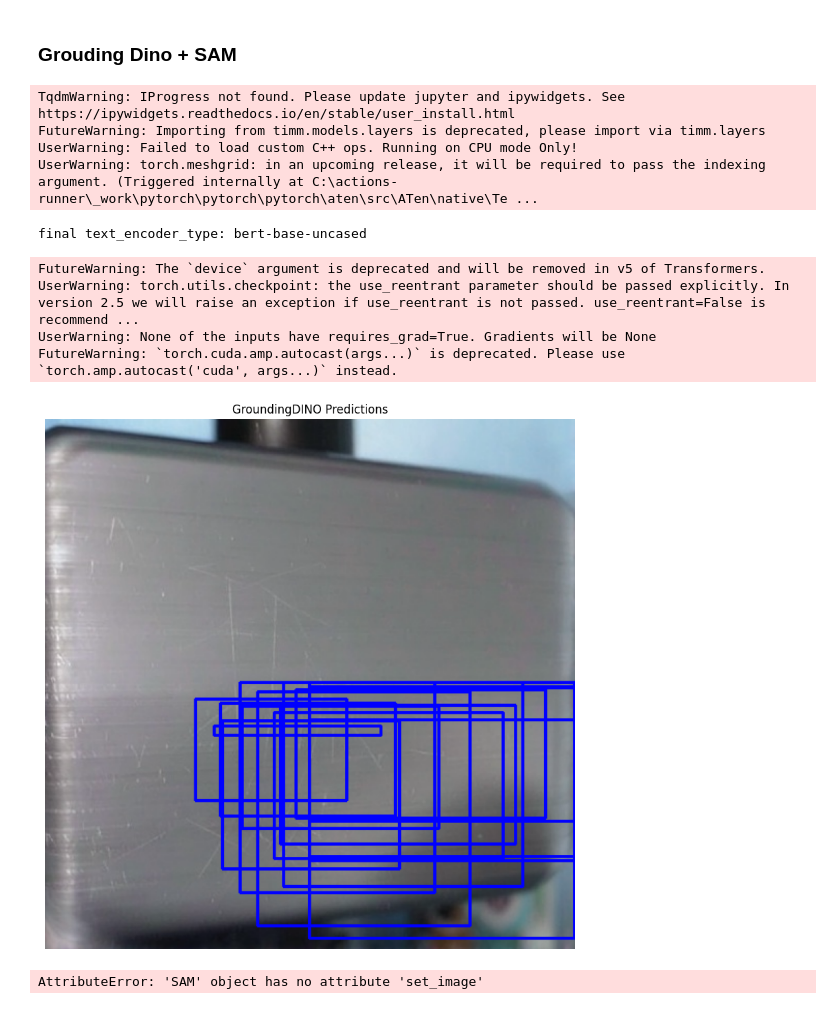
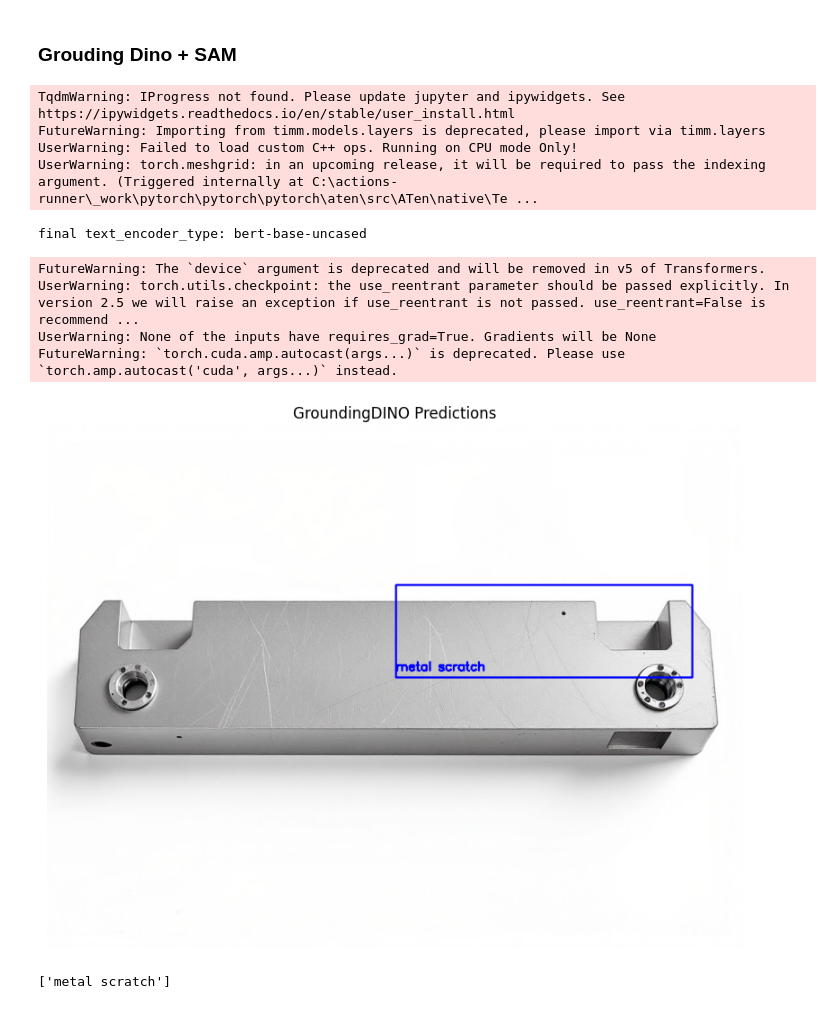
Before and after one commit to tanios13/aircraft-engine-anomaly-detection, a Jupyter notebook: notebooks/test_prediction.ipynb, the cells around one changed output. Drawn from its saved outputs; the diff is of its cells as text; code cells hidden in the pictures.

```diff
--- a/notebooks/test_prediction.ipynb
+++ b/notebooks/test_prediction.ipynb
@@ -17,31 +17,35 @@ print(folder_preds)
 # %%
 from aircraft_anomaly_detection.models.dino import DINO
 from aircraft_anomaly_detection.models.sam import SAM
 
-image_path = "../data/LTAA-FLUX-Small-test-dataset-generated/Generated/Flux_1.jpg"
-text_prompt = "small scratches"
+image_path = "../data/LTAA-FLUX-Small-test-dataset-generated/Generated/Flux_9.jpg"
+#image_path = "../data/no_defect/detail_jet-engine-part.jpg"
+text_prompt = "metal scratch"
 
 # Init models
 dino = DINO(
     config_path="../src/aircraft_anomaly_detection/models/config/GroundingDINO_SwinT_OGC.py",
     weights_path="../data/weights/groundingdino_swint_ogc.pth",
 )
 
 # DINO prediction
-boxes, phrases = dino.predict(image_path, prompt=text_prompt)
+boxes, phrases = dino.predict(image_path, prompt=text_prompt, box_threshold=0.5)
 dino.plot(image_path, boxes, phrases)
 # %% [output]
 TqdmWarning: IProgress not found. Please update jupyter and ipywidgets. See https://ipywidgets.readthedocs.io/en/stable/user_install.html
 FutureWarning: Importing from timm.models.layers is deprecated, please import via timm.layers
 UserWarning: Failed to load custom C++ ops. Running on CPU mode Only!
 UserWarning: torch.meshgrid: in an upcoming release, it will be required to pass the indexing argument. (Triggered internally at C:\actions-runner\_work\pytorch\pytorch\pytorch\aten\src\ATen\native\Te ...
 final text_encoder_type: bert-base-uncased
 FutureWarning: The `device` argument is deprecated and will be removed in v5 of Transformers.
 UserWarning: torch.utils.checkpoint: the use_reentrant parameter should be passed explicitly. In version 2.5 we will raise an exception if use_reentrant is not passed. use_reentrant=False is recommend ...
 UserWarning: None of the inputs have requires_grad=True. Gradients will be None
 FutureWarning: `torch.cuda.amp.autocast(args...)` is deprecated. Please use `torch.amp.autocast('cuda', args...)` instead.
-[figure, old version]
+[figure, new version]
-AttributeError: 'SAM' object has no attribute 'set_image'
+# %%
+phrases
+# %% [output]
+['metal scratch']
 # %%
 sam = SAM(
     checkpoint_path="../data/weights/sam_vit_h_4b8939.pth",
```
Also changed, not shown: parts of 1 cell of this notebook, 2 other files.
